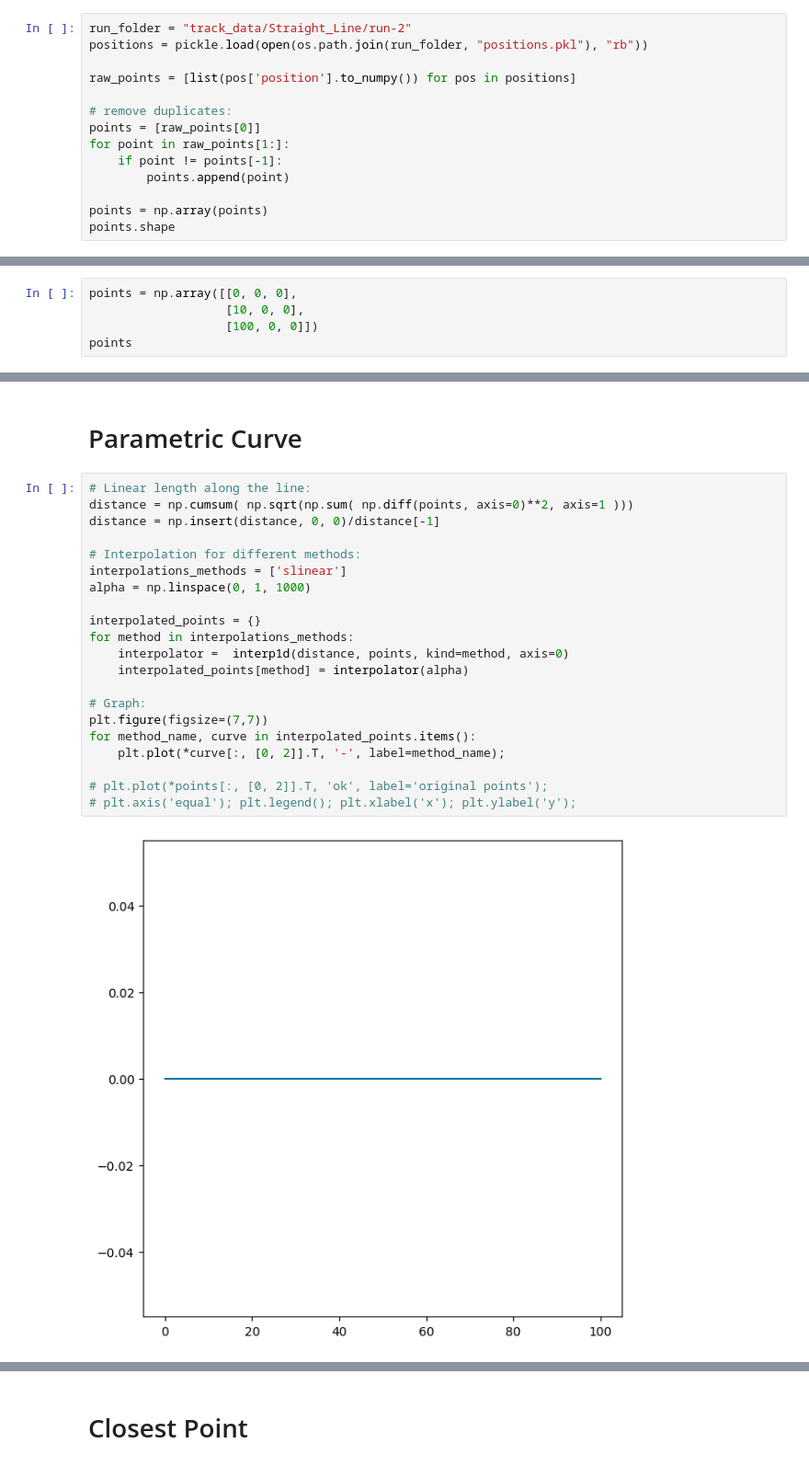
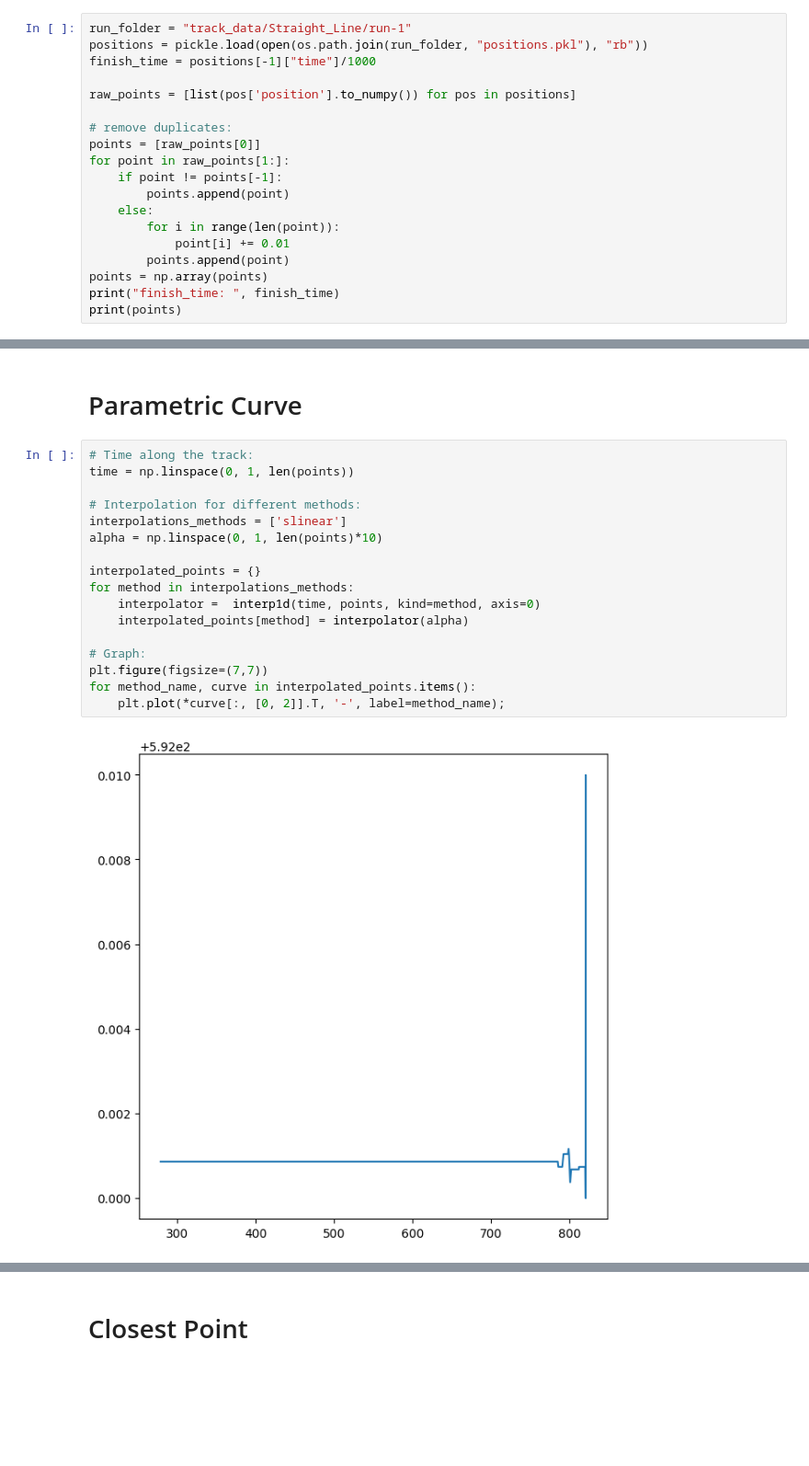
Before and after one commit to Jean-BaptisteAC/TrackMania-RL, a Jupyter notebook: Parametric Curve.ipynb, the cells around one changed output, grey strips where cells are left out. Shown: that part at 92% size. Cells and saved outputs as stored; diff of their text form; blank space fills up the shorter version.

Commit message:
Modification of centerline computing: addition of equivalent time of the centerline

```diff
--- a/Parametric Curve.ipynb
+++ b/Parametric Curve.ipynb
@@ -12,8 +12,9 @@ import pickle
 # %% [markdown]
 # Load Positions
 # %%
-run_folder = "track_data/Straight_Line/run-2"
+run_folder = "track_data/Straight_Line/run-1"
 positions = pickle.load(open(os.path.join(run_folder, "positions.pkl"), "rb"))
+finish_time = positions[-1]["time"]/1000
 
 raw_points = [list(pos['position'].to_numpy()) for pos in positions]
 
@@ -22,7 +23,11 @@ points = [raw_points[0]]
 for point in raw_points[1:]:
     if point != points[-1]:
         points.append(point)
-
+    else:
+        for i in range(len(point)):
+            point[i] += 0.01
+        points.append(point)
 points = np.array(points)
-points.shape
+print("finish_time: ", finish_time)
+print(points)
 # %% [output]
@@ -32,5 +41,0 @@ points.shape
-# %%
-points = np.array([[0, 0, 0],
-                   [10, 0, 0],
-                   [100, 0, 0]])
-points
@@ -41,25 +42,21 @@ array([[  0,   0,   0],
 # %% [markdown]
 # Parametric Curve
 # %%
-# Linear length along the line:
-distance = np.cumsum( np.sqrt(np.sum( np.diff(points, axis=0)**2, axis=1 )))
-distance = np.insert(distance, 0, 0)/distance[-1]
+# Time along the track:
+time = np.linspace(0, 1, len(points))
 
 # Interpolation for different methods:
 interpolations_methods = ['slinear']
-alpha = np.linspace(0, 1, 1000)
+alpha = np.linspace(0, 1, len(points)*10)
 
 interpolated_points = {}
 for method in interpolations_methods:
-    interpolator =  interp1d(distance, points, kind=method, axis=0)
+    interpolator =  interp1d(time, points, kind=method, axis=0)
     interpolated_points[method] = interpolator(alpha)
 
 # Graph:
 plt.figure(figsize=(7,7))
 for method_name, curve in interpolated_points.items():
     plt.plot(*curve[:, [0, 2]].T, '-', label=method_name);
-
-# plt.plot(*points[:, [0, 2]].T, 'ok', label='original points');
-# plt.axis('equal'); plt.legend(); plt.xlabel('x'); plt.ylabel('y');
 # %% [output]
-[figure, old version]
+[figure, new version]
```
Also changed, not shown: parts of 9 cells of this notebook, 2 other files.
